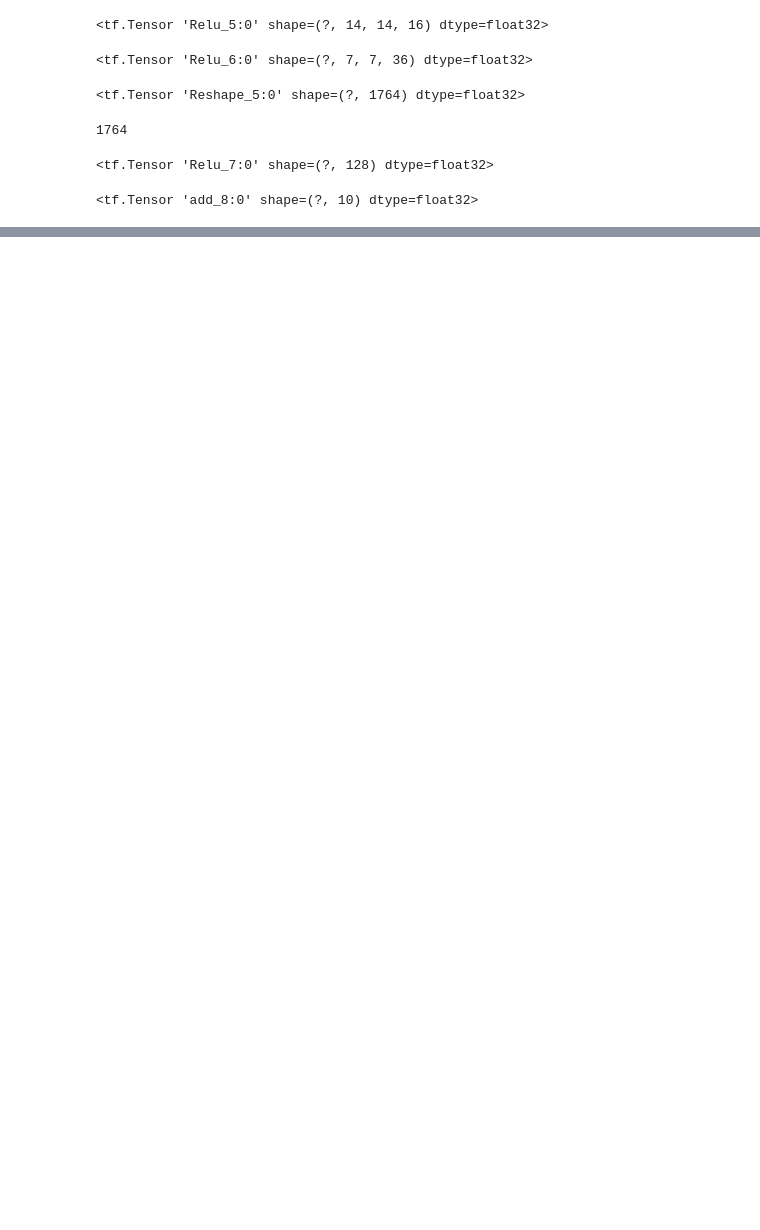
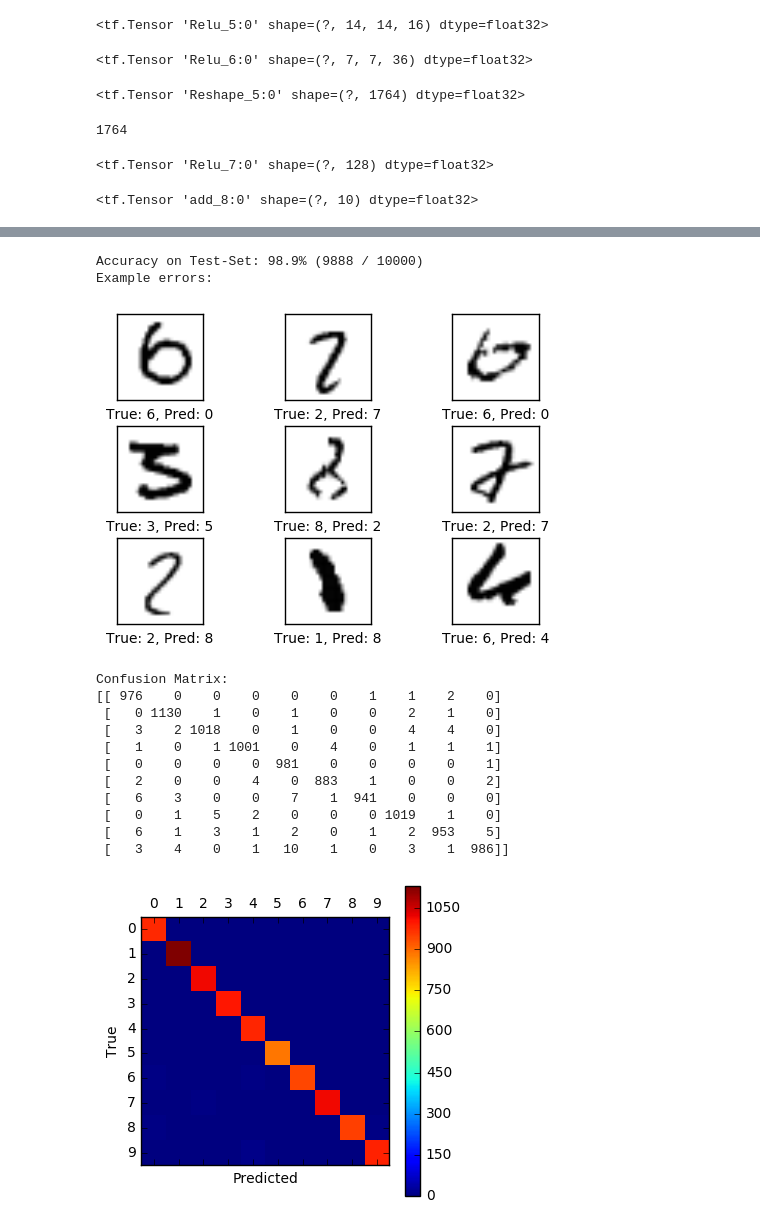
Before and after one commit to crikeli/Weekly-Neural-Nets, a Jupyter notebook: MNIST_Viz.ipynb, the cells around one changed output, grey strips where cells are left out. Saved outputs shown, nothing was run; the diff lists cells and outputs as text; code cells hidden in the pictures; blank space fills up the shorter version.

```diff
--- a/MNIST_Viz.ipynb
+++ b/MNIST_Viz.ipynb
@@ -217,0 +414,18 @@ session.run(tf.global_variables_initializer())
+# %%
+print_test_accuracy(show_example_errors=True, show_confusion_matrix=True)
+# %% [output]
+Accuracy on Test-Set: 98.9% (9888 / 10000)
+Example errors:
+[figure, added]
+Confusion Matrix:
+[[ 976    0    0    0    0    0    1    1    2    0]
+ [   0 1130    1    0    1    0    0    2    1    0]
+ [   3    2 1018    0    1    0    0    4    4    0]
+ [   1    0    1 1001    0    4    0    1    1    1]
+ [   0    0    0    0  981    0    0    0    0    1]
+ [   2    0    0    4    0  883    1    0    0    2]
+ [   6    3    0    0    7    1  941    0    0    0]
+ [   0    1    5    2    0    0    0 1019    1    0]
+ [   6    1    3    1    2    0    1    2  953    5]
+ [   3    4    0    1   10    1    0    3    1  986]]
+[figure, added]
```
Also changed, not shown: parts of 27 cells of this notebook.
